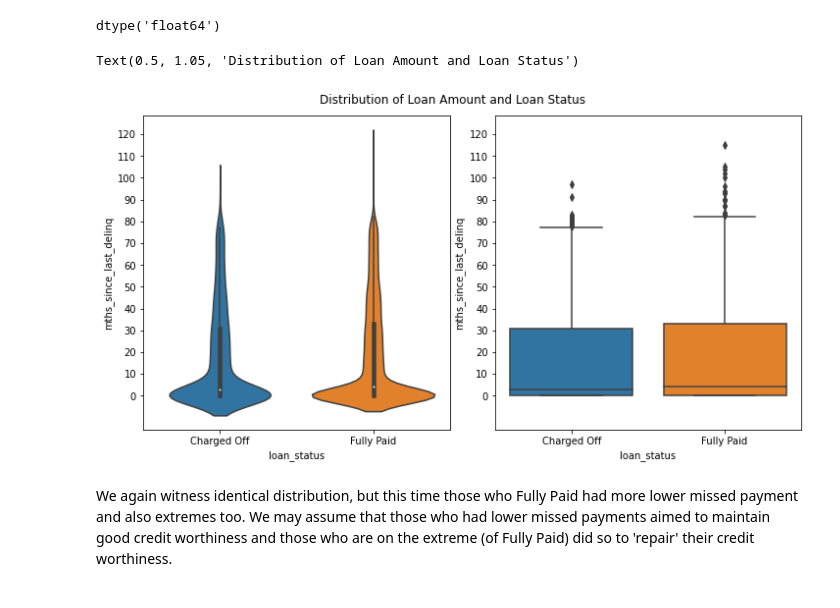
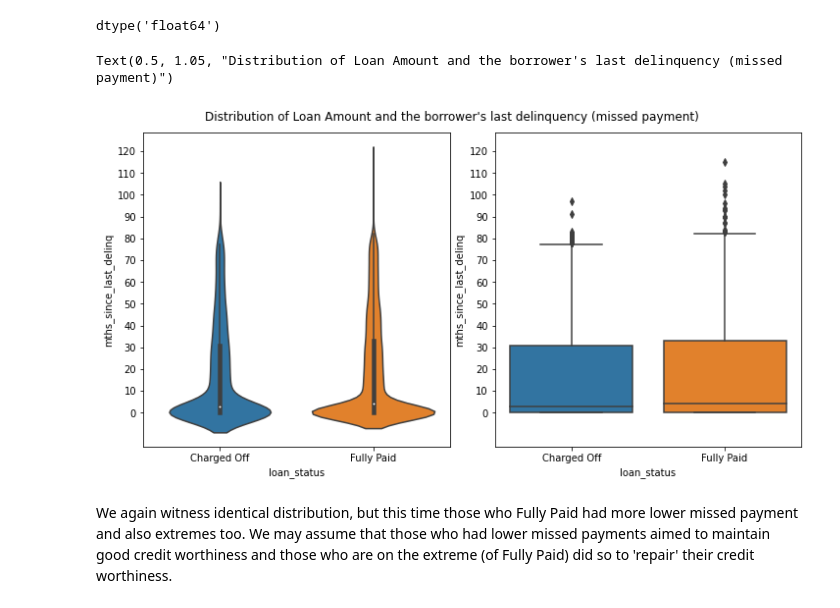
Before and after one commit to olusegunajibola/lloyds-bigdata-loan-customers, a Jupyter notebook: A Data Strategy/Part_I_exploration_data_strategy_loans.ipynb, the cells around one changed output. Cells and saved outputs as stored; diff of their text form; code cells hidden in the pictures.

```diff
--- a/A Data Strategy/Part_I_exploration_data_strategy_loans.ipynb
+++ b/A Data Strategy/Part_I_exploration_data_strategy_loans.ipynb
@@ -1575,33 +1575,32 @@ dtype('float64')
 # %%
 # TWO PLOTS IN ONE FIGURE
 
 plt.figure(figsize = [10, 5])
 base_color = sb.color_palette()[0]
 plt.tight_layout(pad=10)
 
 # LEFT plot: violin plot
 plt.subplot(1, 2, 1)
 #Let's return the axes object
 ax1 = sb.violinplot(data = loan, y="mths_since_last_delinq", x="loan_status");
 plt.xticks(rotation=0);
 plt.yticks(np.arange(0,121,10))
 
 # RIGHT plot: box plot
 plt.subplot(1, 2, 2)
 sb.boxplot(data = loan, y="mths_since_last_delinq", x="loan_status");
 plt.xticks(rotation=0);
 plt.yticks(np.arange(0,121,10))
 plt.ylim(ax1.get_ylim()); # set y-axis limits to be same as left plot
-plt.suptitle('Distribution of Loan Amount and Loan Status')
 
 plt.tight_layout(pad=0.4, w_pad=0.5, h_pad=10.0)
 
 # plt.title('Distribution of Loan Amount and Loan Status')
 
-plt.suptitle('Distribution of Loan Amount and Loan Status', y=1.05)
+plt.suptitle("Distribution of Loan Amount and the borrower's last delinquency (missed payment)", y=1.05)
 # %% [output]
-Text(0.5, 1.05, 'Distribution of Loan Amount and Loan Status')
+Text(0.5, 1.05, "Distribution of Loan Amount and the borrower's last delinquency (missed payment)")
-[figure, old version]
+[figure, new version]
 # %% [markdown]
 We again witness identical distribution, but this time those who Fully Paid had more lower missed payment and also extremes too. We may assume that those who had lower missed payments aimed to maintain good credit worthiness and those who are on the extreme (of Fully Paid) did so to 'repair' their credit worthiness.
 # %% [markdown]
```
Also changed, not shown: parts of 10 cells of this notebook.
